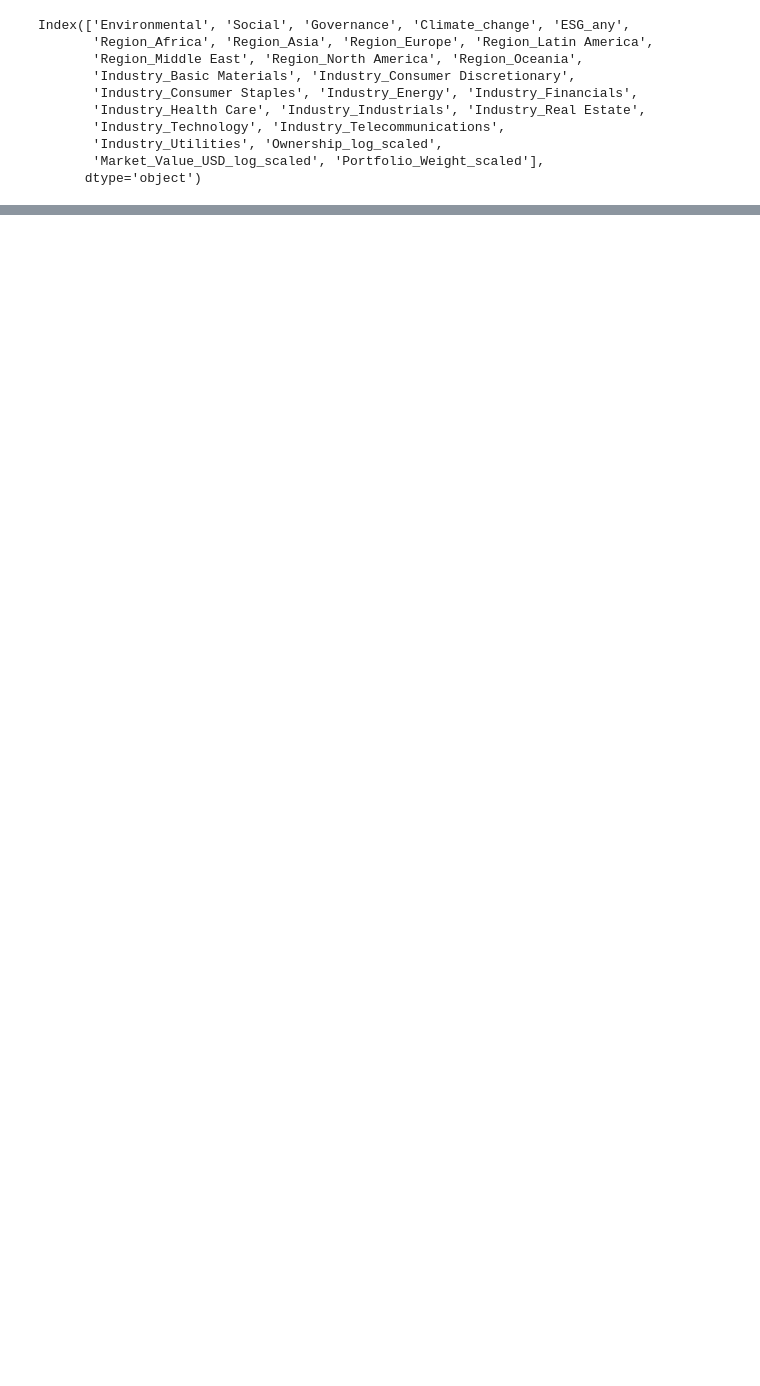
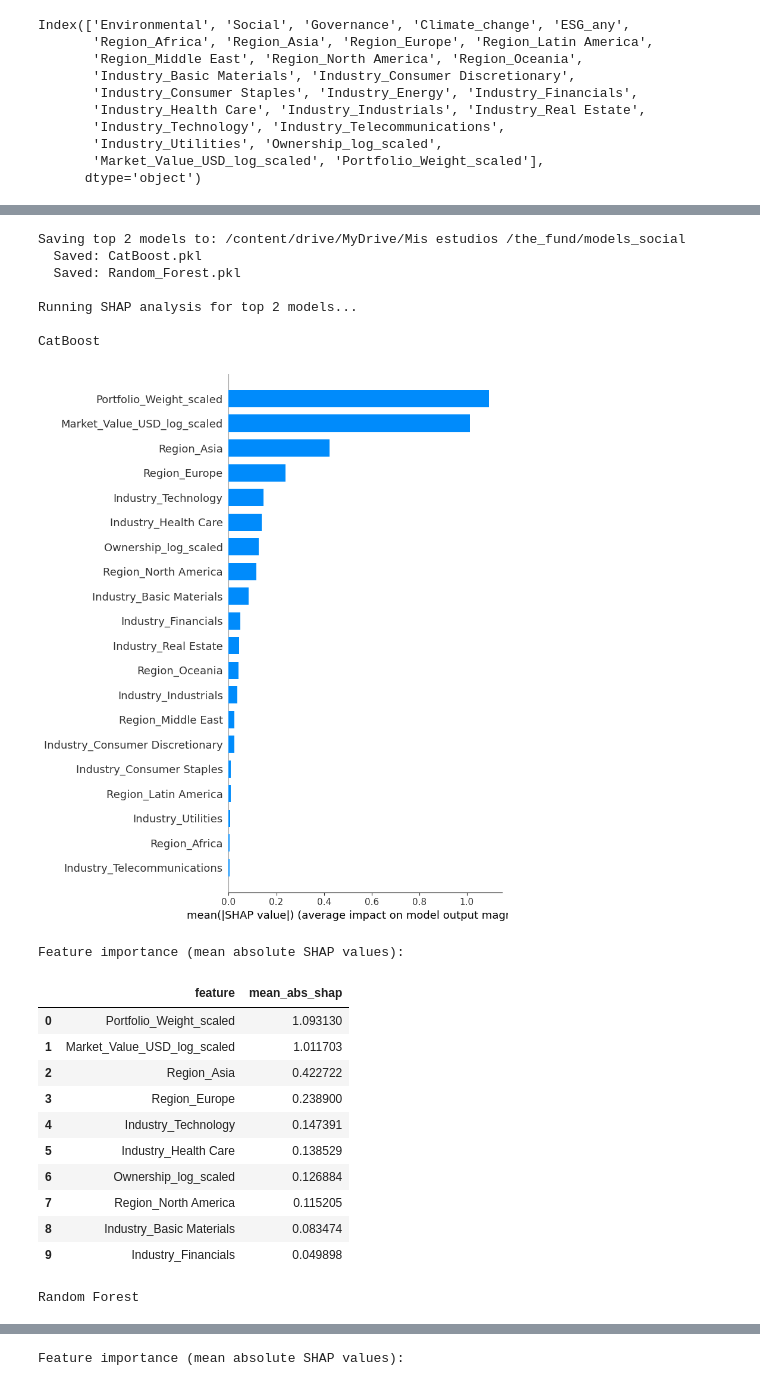
Before and after one commit to JoseBarros23/gpfg-esg-ml-analysis-2024, a Jupyter notebook: esg_ml.ipynb, the cells around one changed output, grey strips where cells are left out. Saved outputs shown, nothing was run; the diff lists cells and outputs as text; code cells hidden in the pictures; blank space fills up the shorter version.

```diff
--- a/esg_ml.ipynb
+++ b/esg_ml.ipynb
@@ -79,0 +1242,4 @@ print(lb)
+# %%
+# Social# component as a target
+X_train, X_test, y_train, y_test = prepare_data(esg_2024, 'Social')
+results_soc, top4_soc, models_soc = run_ml_pipeline(X_train, X_test, y_train, y_test, 'Social')
@@ -79,0 +1256,27 @@ print(lb)
+# %%
+saved_models_soc = save_and_analyze_top2(
+    results_soc, models_soc, X_train, y_train, X_test,
+    'Social', base_path, shap_results
+)
+# %% [output]
+Saving top 2 models to: /content/drive/MyDrive/Mis estudios /the_fund/models_social
+  Saved: CatBoost.pkl
+  Saved: Random_Forest.pkl
+
+Running SHAP analysis for top 2 models...
+
+CatBoost
+[figure, added]
+Feature importance (mean absolute SHAP values):
+|  | feature | mean_abs_shap |
+| 0 | Portfolio_Weight_scaled | 1.093130 |
+| 1 | Market_Value_USD_log_scaled | 1.011703 |
+| 2 | Region_Asia | 0.422722 |
+| 3 | Region_Europe | 0.238900 |
+| 4 | Industry_Technology | 0.147391 |
+| 5 | Industry_Health Care | 0.138529 |
+| 6 | Ownership_log_scaled | 0.126884 |
+| 7 | Region_North America | 0.115205 |
+| 8 | Industry_Basic Materials | 0.083474 |
+| 9 | Industry_Financials | 0.049898 |
+Random Forest
@@ -79,0 +1284 @@ print(lb)
+Feature importance (mean absolute SHAP values):
```
Also changed, not shown: parts of 73 cells of this notebook.
